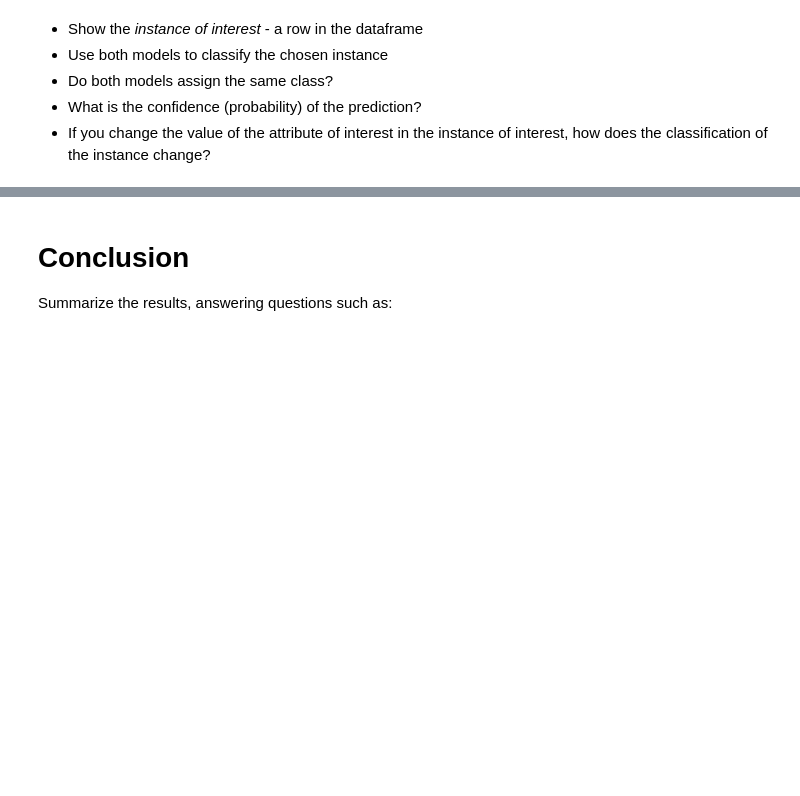
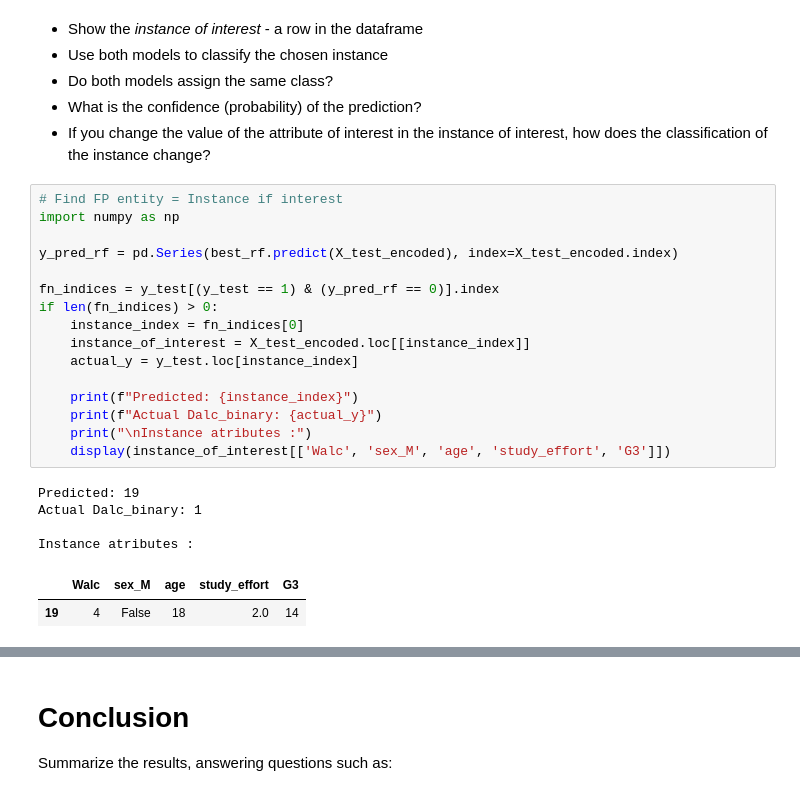
Before and after one commit to adela-domokosova/test, a Jupyter notebook: template_coursework_classification.ipynb, the cells around one changed output, grey strips where cells are left out. Drawn from its saved outputs; the diff is of its cells as text; blank space fills up the shorter version.

```diff
--- a/template_coursework_classification.ipynb
+++ b/template_coursework_classification.ipynb
@@ -516,3 +617,26 @@ Top 10 Feature Importances for Random Forest Model:
 * Do both models assign the same class?
 * What is the confidence (probability) of the prediction?
 * If you change the value of the attribute of interest in the instance of interest, how does the classification of the instance change?
+# %%
+# Find FP entity = Instance if interest
+import numpy as np
+
+y_pred_rf = pd.Series(best_rf.predict(X_test_encoded), index=X_test_encoded.index)
+
+fn_indices = y_test[(y_test == 1) & (y_pred_rf == 0)].index
+if len(fn_indices) > 0:
+    instance_index = fn_indices[0]
+    instance_of_interest = X_test_encoded.loc[[instance_index]]
+    actual_y = y_test.loc[instance_index]
+
+    print(f"Predicted: {instance_index}")
+    print(f"Actual Dalc_binary: {actual_y}")
+    print("\nInstance atributes :")
+    display(instance_of_interest[['Walc', 'sex_M', 'age', 'study_effort', 'G3']])
+# %% [output]
+Predicted: 19
+Actual Dalc_binary: 1
+
+Instance atributes :
+|  | Walc | sex_M | age | study_effort | G3 |
+| 19 | 4 | False | 18 | 2.0 | 14 |
```
Also changed, not shown: parts of 5 cells of this notebook.
